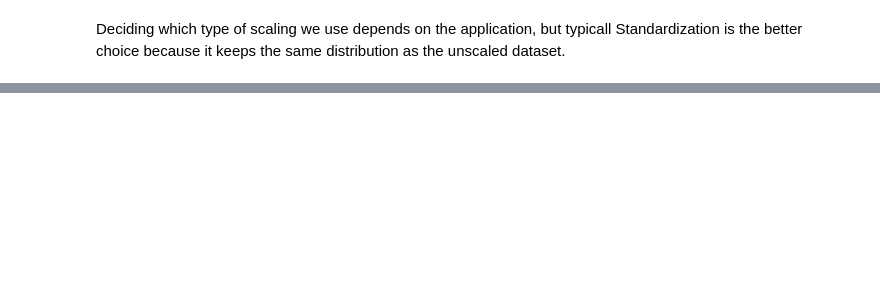
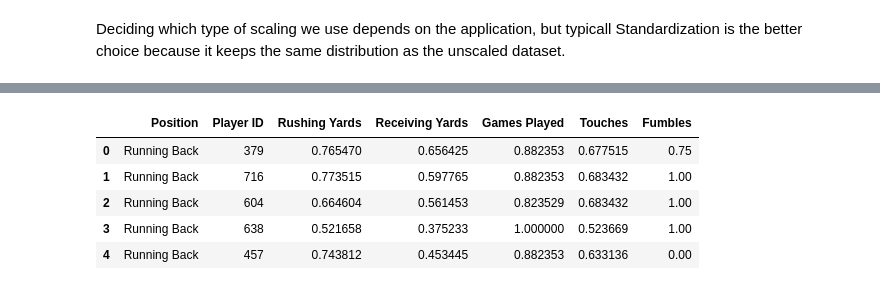
Before and after one commit to jackweyher1/Data_Preprocessing, a Jupyter notebook: 05_feature_scaling/NFL_Data_Scaling/nfl_data_scaling.ipynb, the cells around one changed output, grey strips where cells are left out. Drawn from its saved outputs; the diff is of its cells as text; code cells hidden in the pictures; blank space fills up the shorter version.

```diff
--- a/05_feature_scaling/NFL_Data_Scaling/nfl_data_scaling.ipynb
+++ b/05_feature_scaling/NFL_Data_Scaling/nfl_data_scaling.ipynb
@@ -84,0 +115,17 @@ Deciding which type of scaling we use depends on the application, but typicall S
+# %%
+from sklearn.preprocessing import MaxAbsScaler
+
+abs_scaler = MaxAbsScaler()
+
+nfl_df_abs = nfl_df.copy()
+
+nfl_df_abs[cols_to_scale] = abs_scaler.fit_transform(nfl_df_abs[cols_to_scale])
+# %%
+nfl_df_abs.head()
+# %% [output]
+|  | Position | Player ID | Rushing Yards | Receiving Yards | Games Played | Touches | Fumbles |
+| 0 | Running Back | 379 | 0.765470 | 0.656425 | 0.882353 | 0.677515 | 0.75 |
+| 1 | Running Back | 716 | 0.773515 | 0.597765 | 0.882353 | 0.683432 | 1.00 |
+| 2 | Running Back | 604 | 0.664604 | 0.561453 | 0.823529 | 0.683432 | 1.00 |
+| 3 | Running Back | 638 | 0.521658 | 0.375233 | 1.000000 | 0.523669 | 1.00 |
+| 4 | Running Back | 457 | 0.743812 | 0.453445 | 0.882353 | 0.633136 | 0.00 |
```
Also changed, not shown: parts of 26 cells of this notebook, 1 other file.
